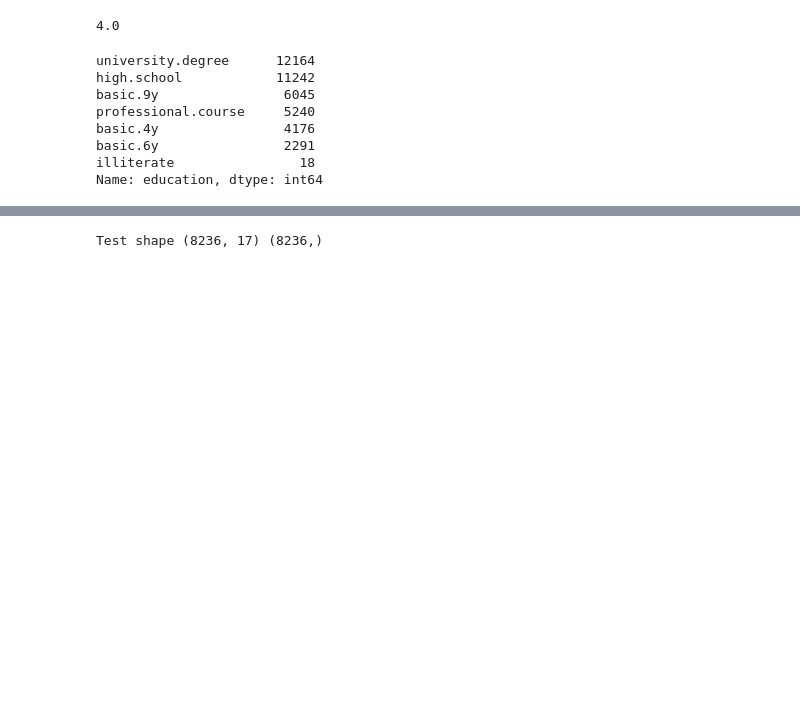
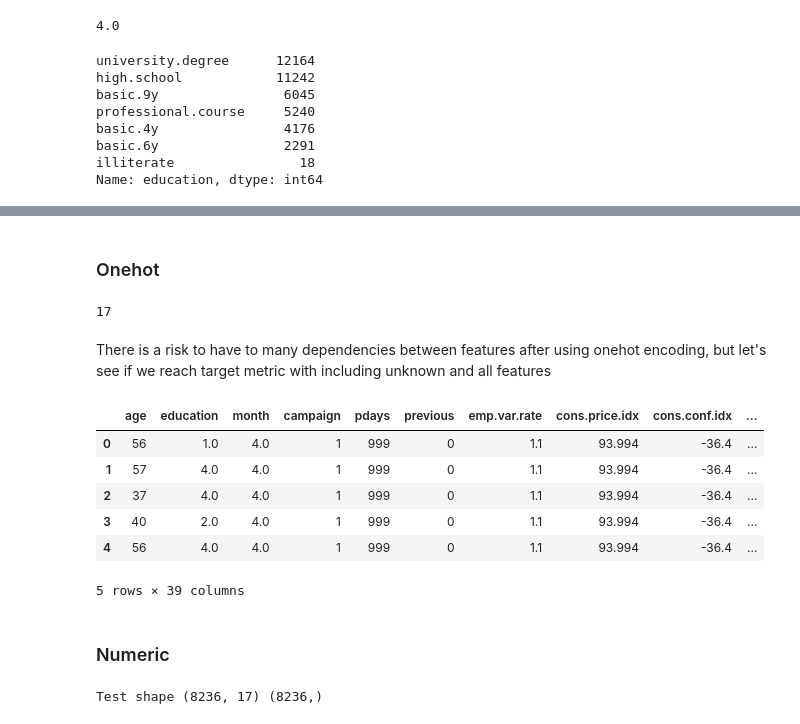
Before and after one commit to dmytrovelychko/rd_ds_python, a Jupyter notebook: cw.ipynb, the cells around one changed output, grey strips where cells are left out. Cells and saved outputs as stored; diff of their text form; code cells hidden in the pictures; blank space fills up the shorter version.

Commit message:
numeric features

```diff
--- a/cw.ipynb
+++ b/cw.ipynb
@@ -742,7 +736,7 @@ Name: month, dtype: int64
 # %%
 categories = [
   ['illiterate', 'basic.4y', 'basic.6y', 'basic.9y', 'high.school', 'professional.course', 'university.degree'],
-  ['low', 'med', 'high', 'vhigh']
+  ['jan', 'feb', 'mar', 'apr', 'may', 'jun', 'jul', 'aug', 'sep', 'oct', 'nov', 'dec']
 ]
 
 ordinalEncoder = OrdinalEncoder(categories=categories)
@@ -750,0 +754,2 @@ x[['education', 'month']] = ordinalEncoder.transform(x[['education', 'month']])
+# %% [markdown]
+### Onehot
@@ -751,3 +764,22 @@ x[['education', 'month']] = ordinalEncoder.transform(x[['education', 'month']])
+# %%
+len(x.columns)
+# %% [output]
+17
+# %% [markdown]
+There is a risk to have to many dependencies between features after using onehot encoding, but let's see if we reach target metric with including unknown and all features
+# %%
+x_encoded = pd.get_dummies(x, columns=nominal_cols)
+x_encoded.head()
+# %% [output]
+|  | age | education | month | campaign | pdays | previous | emp.var.rate | cons.price.idx | cons.conf.idx | ... |
+| 0 | 56 | 1.0 | 4.0 | 1 | 999 | 0 | 1.1 | 93.994 | -36.4 | ... |
+| 1 | 57 | 4.0 | 4.0 | 1 | 999 | 0 | 1.1 | 93.994 | -36.4 | ... |
+| 2 | 37 | 4.0 | 4.0 | 1 | 999 | 0 | 1.1 | 93.994 | -36.4 | ... |
+| 3 | 40 | 2.0 | 4.0 | 1 | 999 | 0 | 1.1 | 93.994 | -36.4 | ... |
+| 4 | 56 | 4.0 | 4.0 | 1 | 999 | 0 | 1.1 | 93.994 | -36.4 | ... |
+5 rows × 39 columns
+# %% [markdown]
+### Numeric
 # %%
 x_train_full, x_test, y_train_full, y_test = train_test_split(x, y, stratify=y, test_size=0.2)
 print('Test shape {} {}'.format(x_test.shape, y_test.shape))
```
Also changed, not shown: parts of 6 cells of this notebook.
